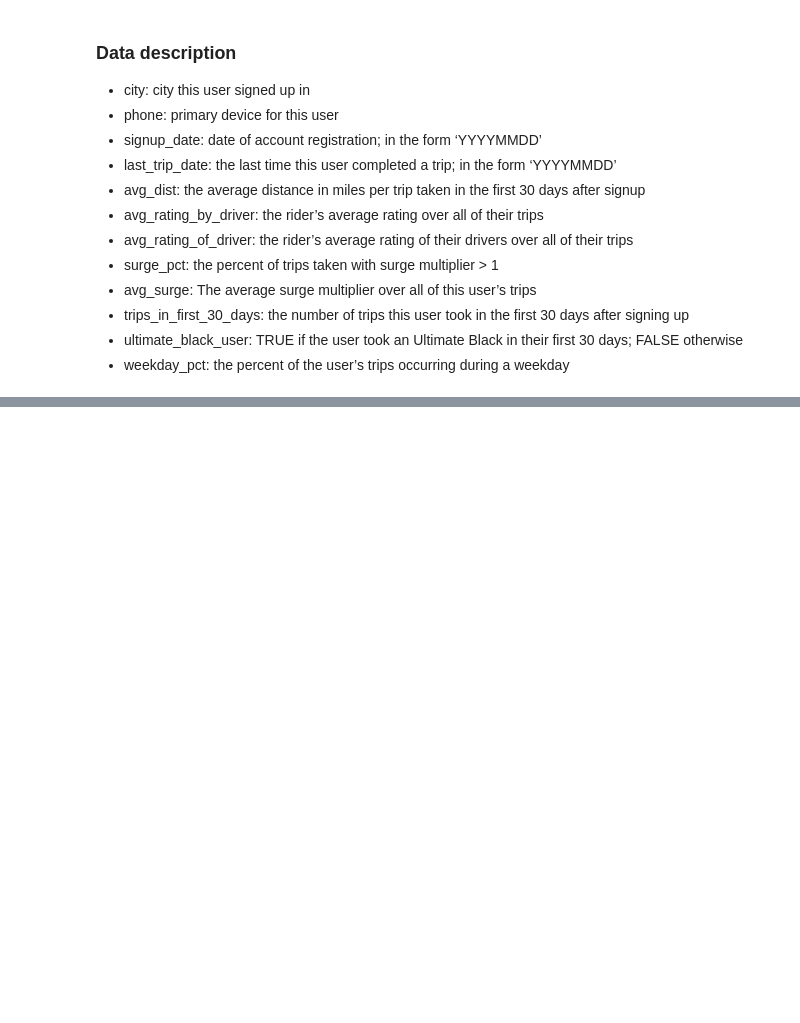
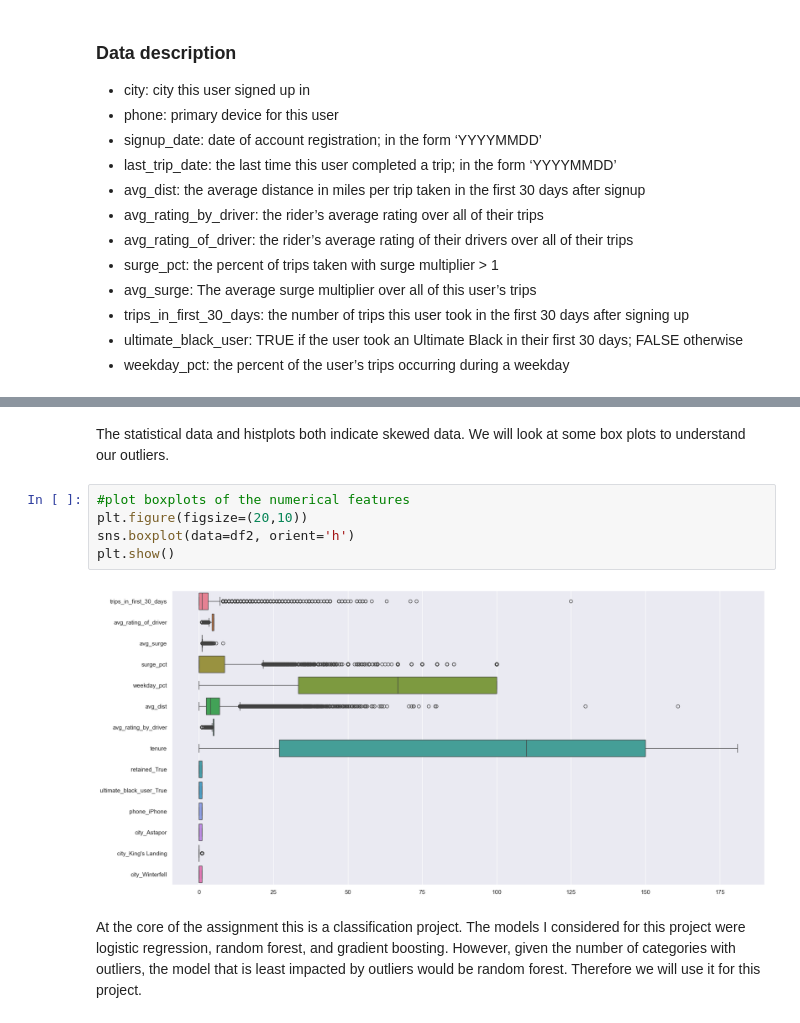
Before and after one commit to lmgaines30/kentucky-blue, a Jupyter notebook: ultimate_challenge/Ultimate_data_science_challenge_nb.ipynb, the cells around one changed output, grey strips where cells are left out. Cells and saved outputs as stored; diff of their text form; blank space fills up the shorter version.

```diff
--- a/ultimate_challenge/Ultimate_data_science_challenge_nb.ipynb
+++ b/ultimate_challenge/Ultimate_data_science_challenge_nb.ipynb
@@ -247,0 +426,11 @@ dataset when you have finished with the challenge.
+# %% [markdown]
+The statistical data and histplots both indicate skewed data.  We will look at some box plots to understand our outliers.
+# %%
+#plot boxplots of the numerical features
+plt.figure(figsize=(20,10))
+sns.boxplot(data=df2, orient='h')
+plt.show()
+# %% [output]
+[figure, added]
+# %% [markdown]
+At the core of the assignment this is a classification project.  The models I considered for this project were logistic regression, random forest, and gradient boosting.  However, given the number of categories with outliers, the model that is least impacted by outliers would be random forest. Therefore we will use it for this project.
```
Also changed, not shown: parts of 35 cells of this notebook.
